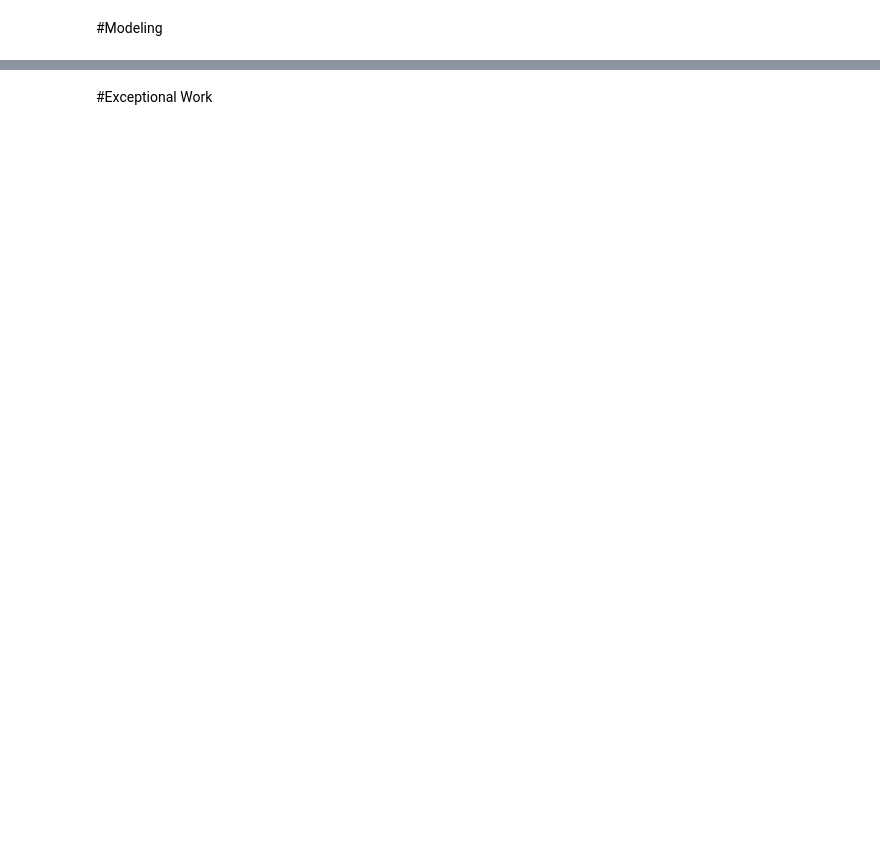
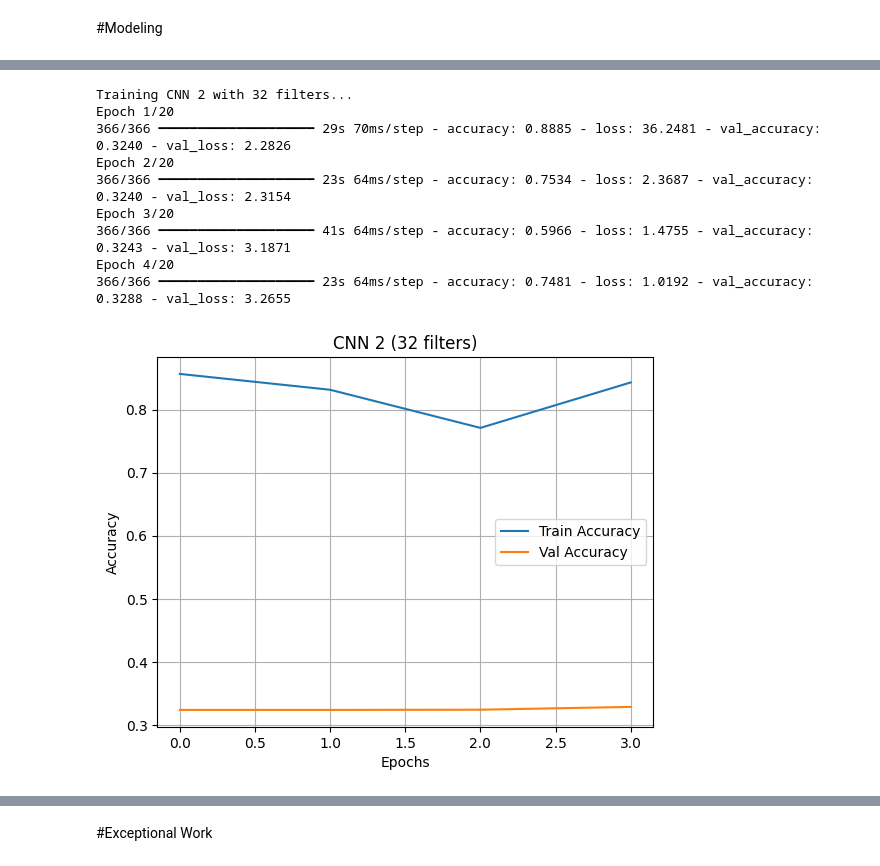
Before and after one commit to cammylexi/CS2341-Assignment-3, a Jupyter notebook: Lab_McPhaul_Llanes.ipynb, the cells around one changed output, grey strips where cells are left out. Drawn from its saved outputs; the diff is of its cells as text; code cells hidden in the pictures; blank space fills up the shorter version.

```diff
--- a/Lab_McPhaul_Llanes.ipynb
+++ b/Lab_McPhaul_Llanes.ipynb
@@ -186,0 +284,13 @@ Real-world Simulation: Cross-validation better simulates how the model would per
+# %%
+model_b1, history_b1 = train_and_plot(build_cnn_model_2, 32, "CNN 2")
+# %% [output]
+Training CNN 2 with 32 filters...
+Epoch 1/20
+366/366 ━━━━━━━━━━━━━━━━━━━━ 29s 70ms/step - accuracy: 0.8885 - loss: 36.2481 - val_accuracy: 0.3240 - val_loss: 2.2826
+Epoch 2/20
+366/366 ━━━━━━━━━━━━━━━━━━━━ 23s 64ms/step - accuracy: 0.7534 - loss: 2.3687 - val_accuracy: 0.3240 - val_loss: 2.3154
+Epoch 3/20
+366/366 ━━━━━━━━━━━━━━━━━━━━ 41s 64ms/step - accuracy: 0.5966 - loss: 1.4755 - val_accuracy: 0.3243 - val_loss: 3.1871
+Epoch 4/20
+366/366 ━━━━━━━━━━━━━━━━━━━━ 23s 64ms/step - accuracy: 0.7481 - loss: 1.0192 - val_accuracy: 0.3288 - val_loss: 3.2655
+[figure, added]
```
Also changed, not shown: parts of 23 cells of this notebook.
